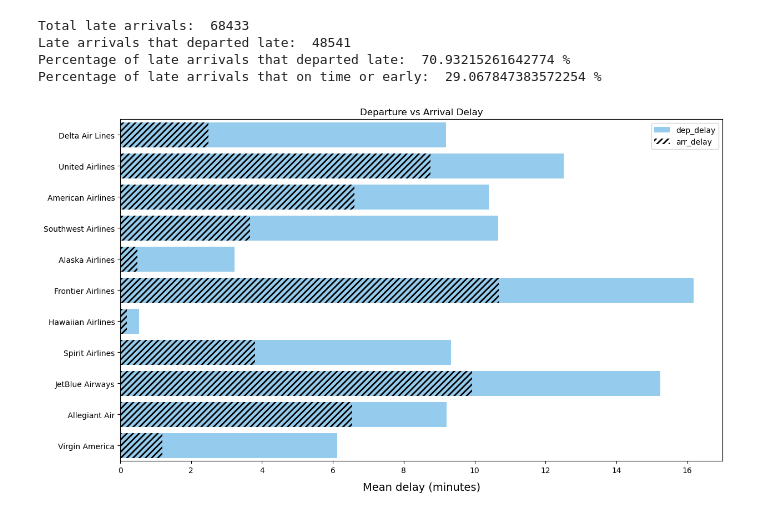
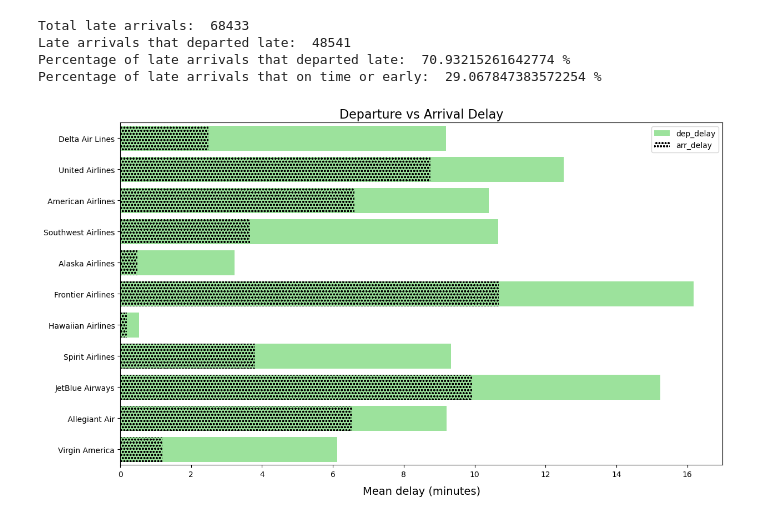
Before and after one commit to makhaildynchan/Predicting_Flight_Delays, a Jupyter notebook: workbench/3_EDA_Task_05.ipynb, the cells around one changed output. Drawn from its saved outputs; the diff is of its cells as text; code cells hidden in the pictures.

```diff
--- a/workbench/3_EDA_Task_05.ipynb
+++ b/workbench/3_EDA_Task_05.ipynb
@@ -37,16 +37,16 @@ Percentage of late arrivals that departed late:  70.93215261642774 %
 Percentage of late arrivals that on time or early:  29.067847383572254 %
 # %%
 mpl.rcParams.update(mpl.rcParamsDefault)
-mpl.rcParams['hatch.linewidth'] = 2.0
+# mpl.rcParams['hatch.linewidth'] = 2.0
 
 fig = plt.figure(1, figsize=(14,8))
-ax = sns.barplot(x="dep_delay", y="mkt_carrier_name", label= 'dep_delay', data=df_flights, color="lightskyblue", ci=None)
-ax = sns.barplot(x="arr_delay", y="mkt_carrier_name", label= 'arr_delay', data=df_flights, color="r", hatch = '///',
+ax = sns.barplot(x="dep_delay", y="carrier", label= 'dep_delay', data=df_flights, color="lightgreen", ci=None)
+ax = sns.barplot(x="arr_delay", y="carrier", label= 'arr_delay', data=df_flights, hatch = 'ooo',
                  alpha = 0.0, ci=None)
 ax.yaxis.label.set_visible(False)
-plt.title('Departure vs Arrival Delay')
+plt.title('Departure vs Arrival Delay', fontsize=16)
 plt.xlabel('Mean delay (minutes)', fontsize=14, labelpad=10);
 ax.legend(loc='upper right')
 plt.show()
 # %% [output]
-[figure, old version]
+[figure, new version]
```
Also changed, not shown: 3 other files.
